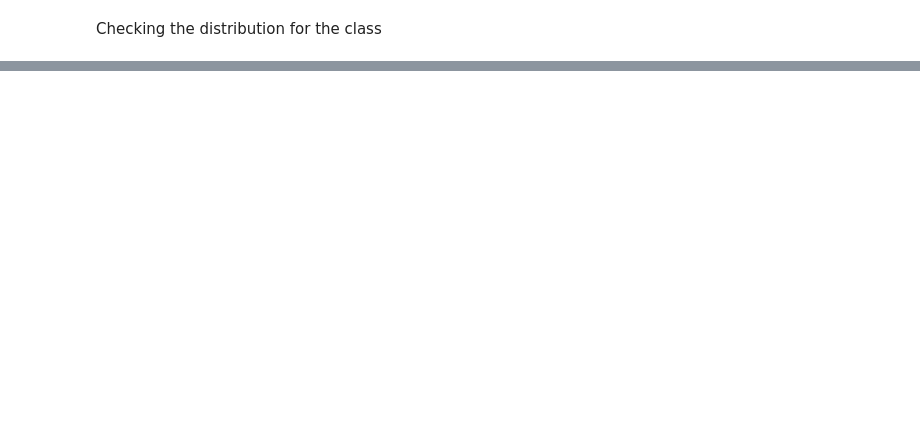
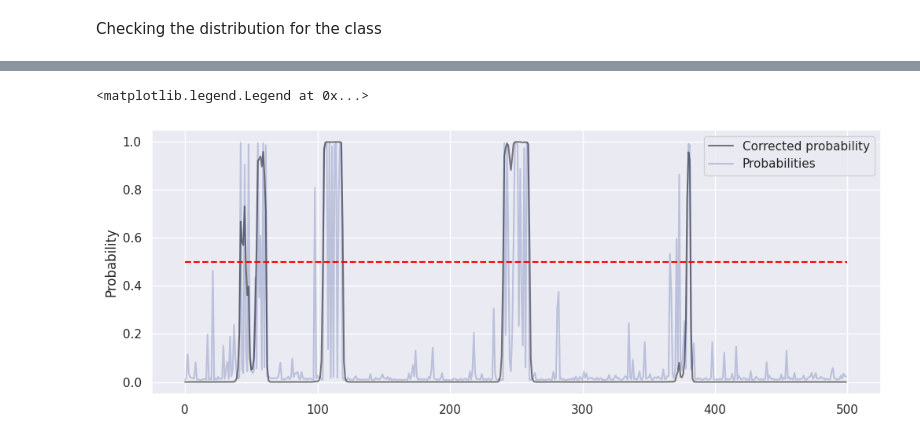
Before and after one commit to alan-man/tal-projet, a Jupyter notebook: pres_submission.ipynb, the cells around one changed output, grey strips where cells are left out. Drawn from its saved outputs; the diff is of its cells as text; code cells hidden in the pictures; blank space fills up the shorter version.

```diff
--- a/pres_submission.ipynb
+++ b/pres_submission.ipynb
@@ -748,0 +613,14 @@ print(np.unique(np.where(ypred_train_prob_scaled[:, 1] > 0.5, 1, 0), return_coun
+# %%
+i = 500
+plt.figure(figsize=(10, 4))
+plt.plot(submiss_4[i:i+500], label="Corrected probability", alpha=0.5, color="black")
+plt.plot(submiss_3[i:i+500], label="Probabilities", alpha=0.2, color=sns.color_palette('dark')[0])
+plt.hlines(0.5, xmin=0, xmax=500, colors='red', linestyles='dashed')
+plt.tight_layout()
+plt.ylabel("Probability")
+plt.legend()
+# plt.savefig("images/sub4_view_test.pdf")
+# windows 20
+# %% [output]
+<matplotlib.legend.Legend at 0x...>
+[figure, added]
```
Also changed, not shown: parts of 45 cells of this notebook, 9 other files.
